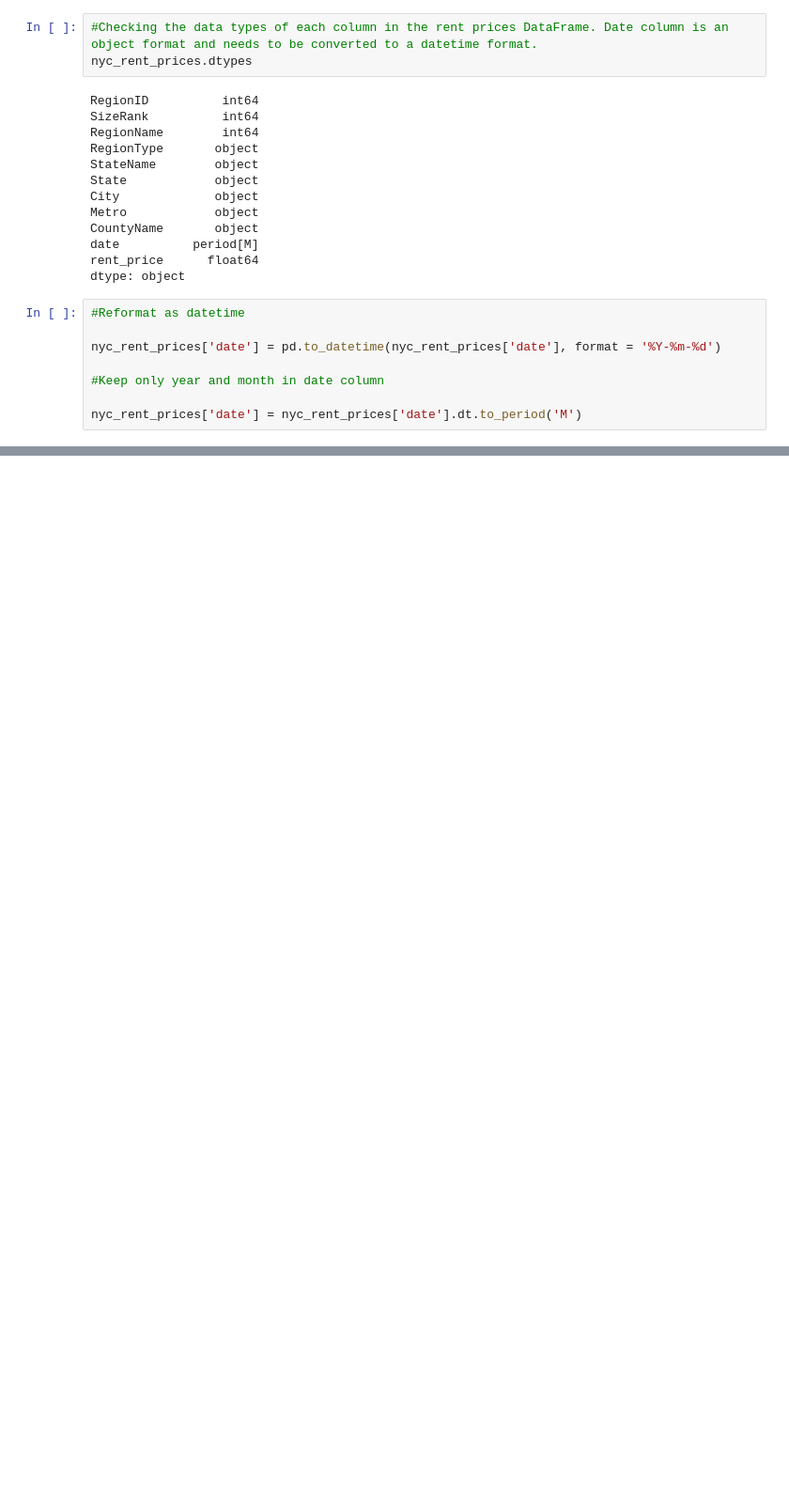
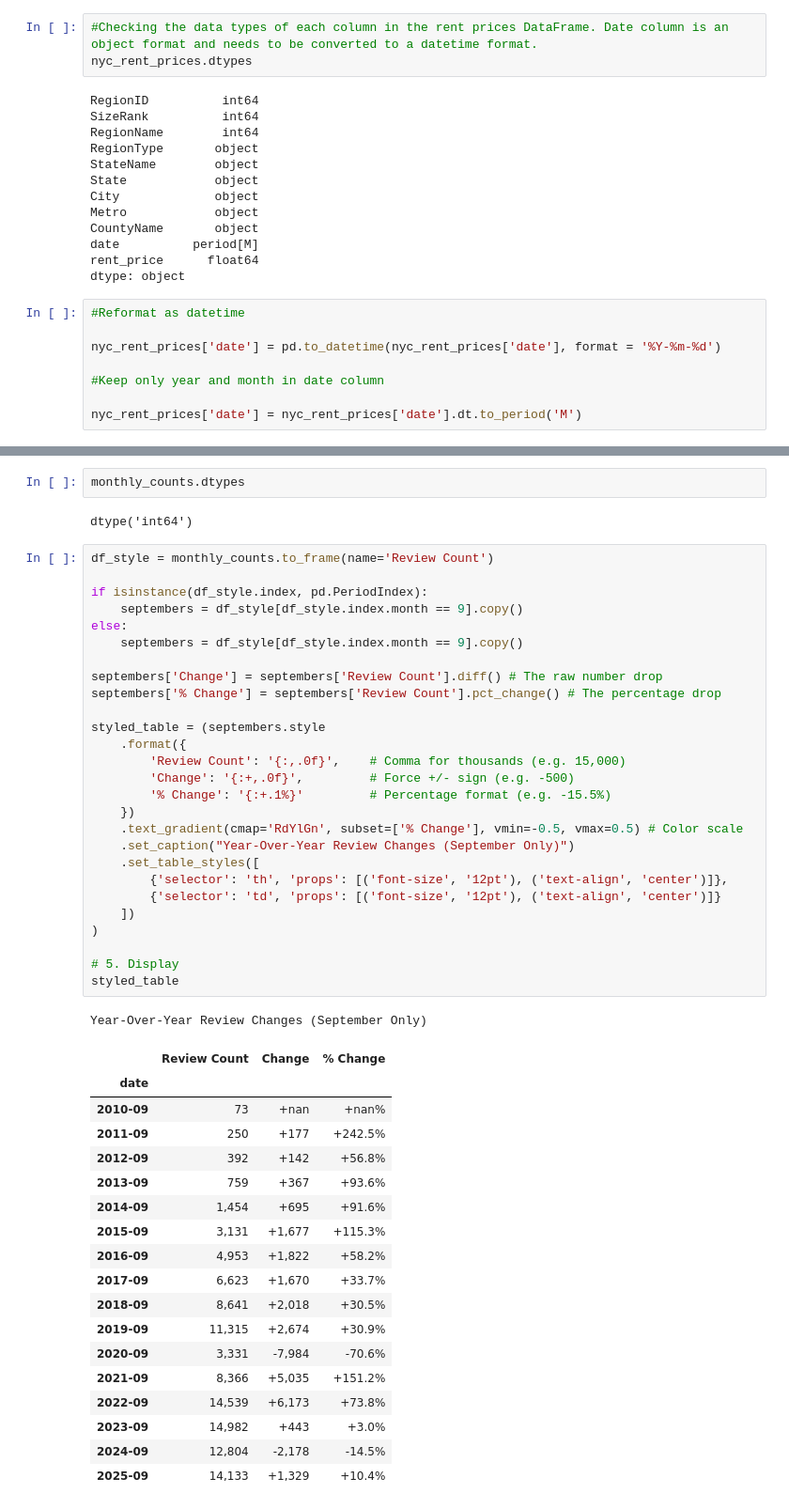
Before and after one commit to JScheble/NYC_AirBnb_Affects, a Jupyter notebook: airbnb_db_init.ipynb, the cells around one changed output, grey strips where cells are left out. Shown: that part at 94% size. Cells and saved outputs as stored; diff of their text form; blank space fills up the shorter version.

```diff
--- a/airbnb_db_init.ipynb
+++ b/airbnb_db_init.ipynb
@@ -58,0 +110,51 @@ Index(['RegionID', 'SizeRank', 'RegionName', 'RegionType', 'StateName',
+# %%
+monthly_counts.dtypes
+# %% [output]
+dtype('int64')
+# %%
+df_style = monthly_counts.to_frame(name='Review Count')
+
+if isinstance(df_style.index, pd.PeriodIndex):
+    septembers = df_style[df_style.index.month == 9].copy()
+else:
+    septembers = df_style[df_style.index.month == 9].copy()
+
+septembers['Change'] = septembers['Review Count'].diff() # The raw number drop
+septembers['% Change'] = septembers['Review Count'].pct_change() # The percentage drop
+
+styled_table = (septembers.style
+    .format({
+        'Review Count': '{:,.0f}',    # Comma for thousands (e.g. 15,000)
+        'Change': '{:+,.0f}',         # Force +/- sign (e.g. -500)
+        '% Change': '{:+.1%}'         # Percentage format (e.g. -15.5%)
+    })
+    .text_gradient(cmap='RdYlGn', subset=['% Change'], vmin=-0.5, vmax=0.5) # Color scale
+    .set_caption("Year-Over-Year Review Changes (September Only)")
+    .set_table_styles([
+        {'selector': 'th', 'props': [('font-size', '12pt'), ('text-align', 'center')]},
+        {'selector': 'td', 'props': [('font-size', '12pt'), ('text-align', 'center')]}
+    ])
+)
+
+# 5. Display
+styled_table
+# %% [output]
+Year-Over-Year Review Changes (September Only)
+|  | Review Count | Change | % Change |
+| date |  |  |  |
+| 2010-09 | 73 | +nan | +nan% |
+| 2011-09 | 250 | +177 | +242.5% |
+| 2012-09 | 392 | +142 | +56.8% |
+| 2013-09 | 759 | +367 | +93.6% |
+| 2014-09 | 1,454 | +695 | +91.6% |
+| 2015-09 | 3,131 | +1,677 | +115.3% |
+| 2016-09 | 4,953 | +1,822 | +58.2% |
+| 2017-09 | 6,623 | +1,670 | +33.7% |
+| 2018-09 | 8,641 | +2,018 | +30.5% |
+| 2019-09 | 11,315 | +2,674 | +30.9% |
+| 2020-09 | 3,331 | -7,984 | -70.6% |
+| 2021-09 | 8,366 | +5,035 | +151.2% |
+| 2022-09 | 14,539 | +6,173 | +73.8% |
+| 2023-09 | 14,982 | +443 | +3.0% |
+| 2024-09 | 12,804 | -2,178 | -14.5% |
+| 2025-09 | 14,133 | +1,329 | +10.4% |
```
Also changed, not shown: parts of 10 cells of this notebook, 14 other files.
